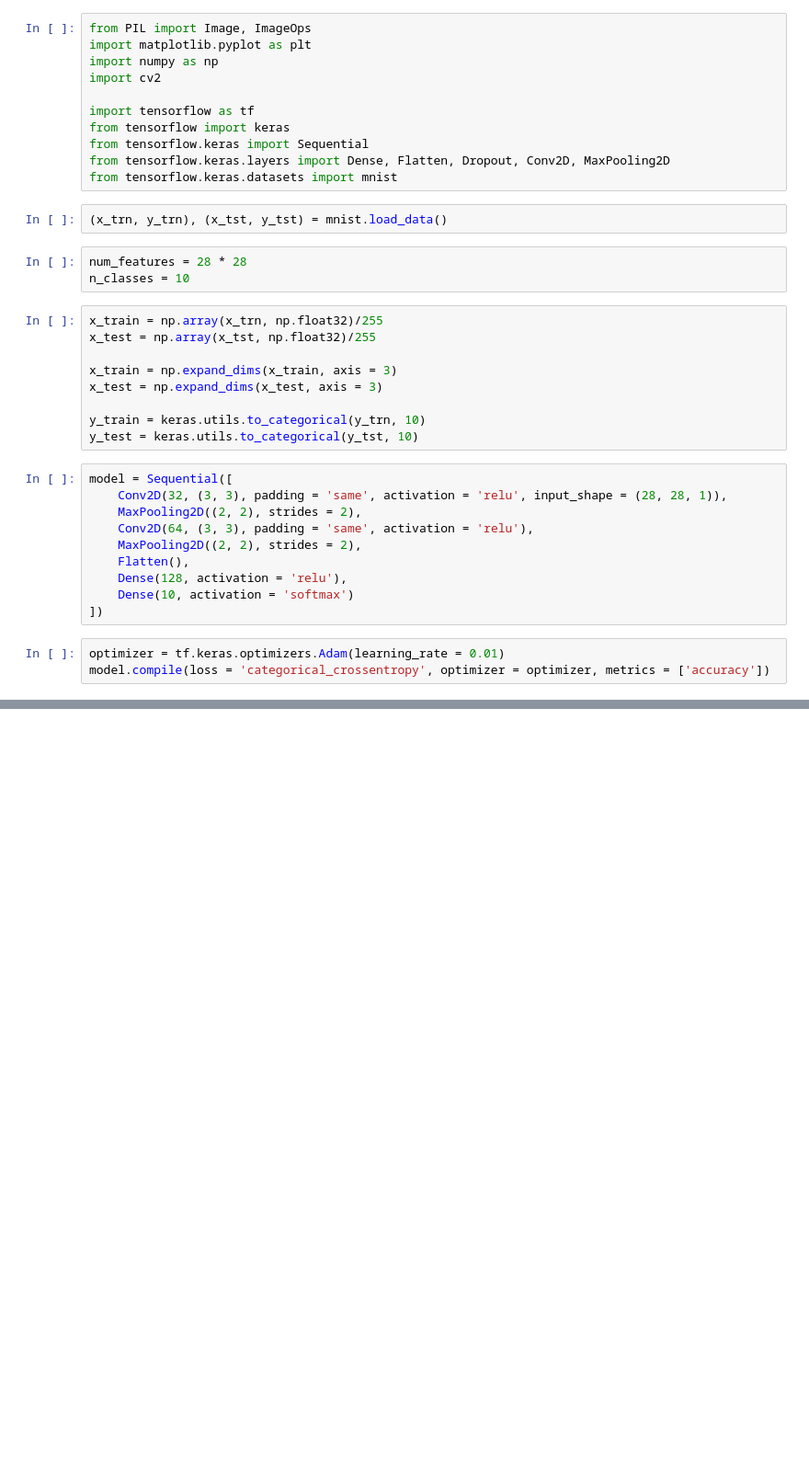
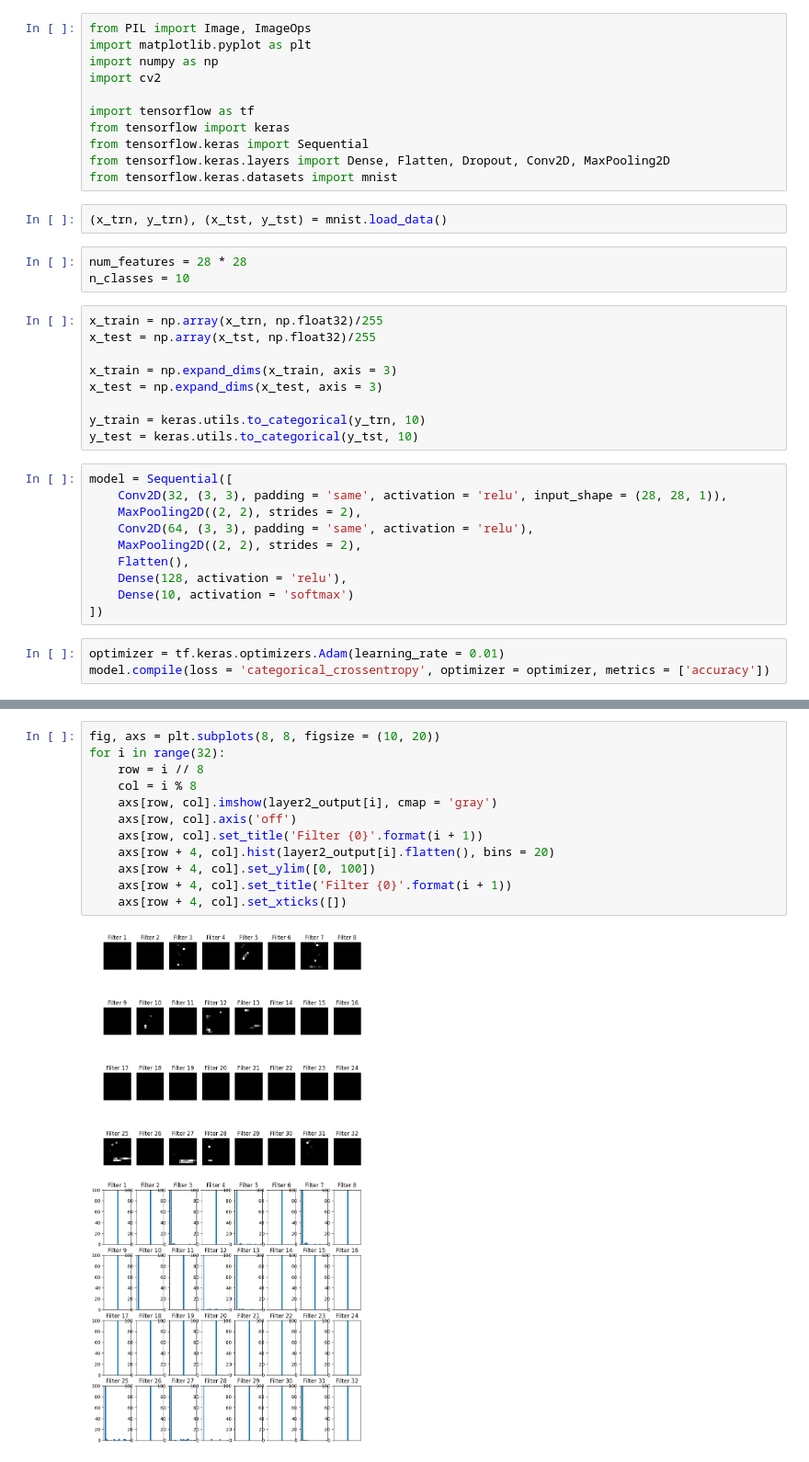
Before and after one commit to Zhigadlo/NeuronNetworksLabs-sem6, a Jupyter notebook: lectures/conv_ntw.ipynb, the cells around one changed output, grey strips where cells are left out. Shown: that part at 92% size. Cells and saved outputs as stored; diff of their text form; blank space fills up the shorter version.

```diff
--- a/lectures/conv_ntw.ipynb
+++ b/lectures/conv_ntw.ipynb
@@ -69,0 +177,14 @@ show_data_labels(test_img, test_y, pred_y, n_img, rows)
+# %%
+fig, axs = plt.subplots(8, 8, figsize = (10, 20))
+for i in range(32):
+    row = i // 8
+    col = i % 8
+    axs[row, col].imshow(layer2_output[i], cmap = 'gray')
+    axs[row, col].axis('off')
+    axs[row, col].set_title('Filter {0}'.format(i + 1))
+    axs[row + 4, col].hist(layer2_output[i].flatten(), bins = 20)
+    axs[row + 4, col].set_ylim([0, 100])
+    axs[row + 4, col].set_title('Filter {0}'.format(i + 1))
+    axs[row + 4, col].set_xticks([])
+# %% [output]
+[figure, added]
```
Also changed, not shown: parts of 9 cells of this notebook.
